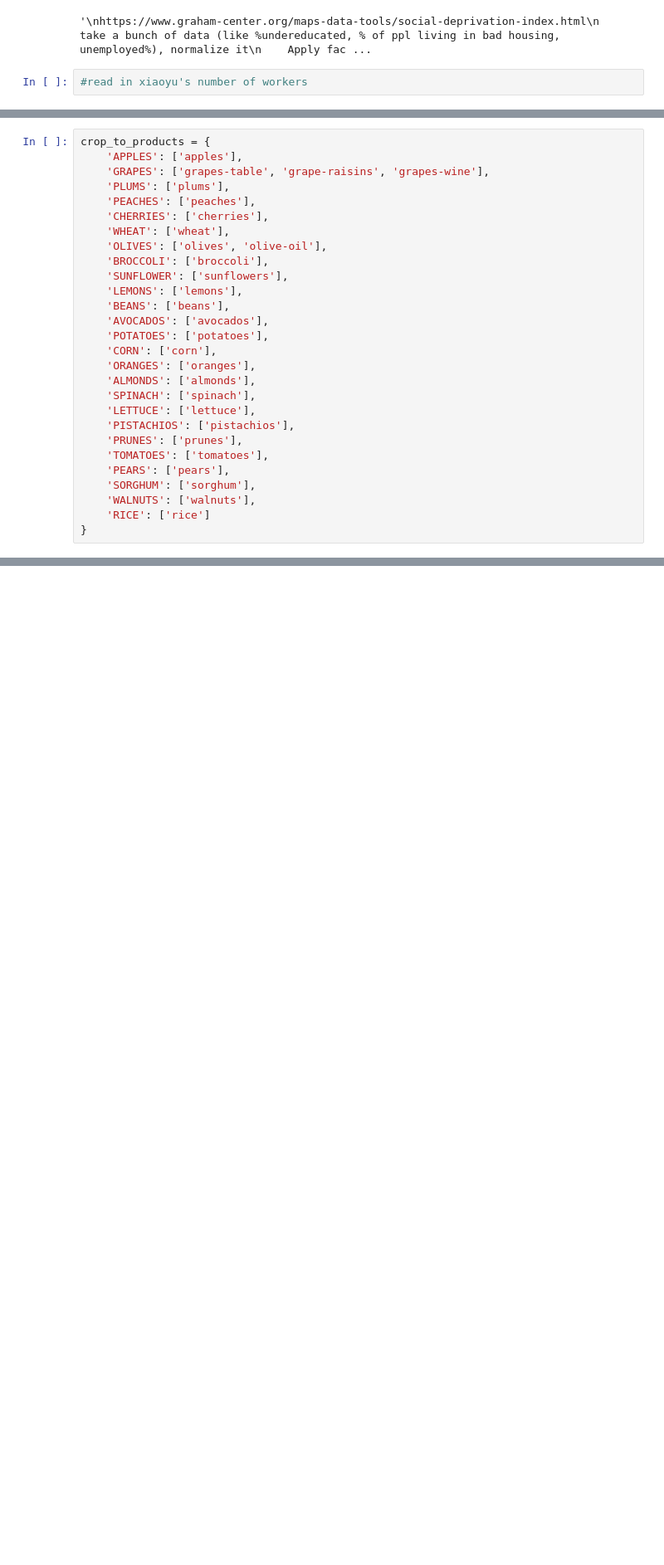
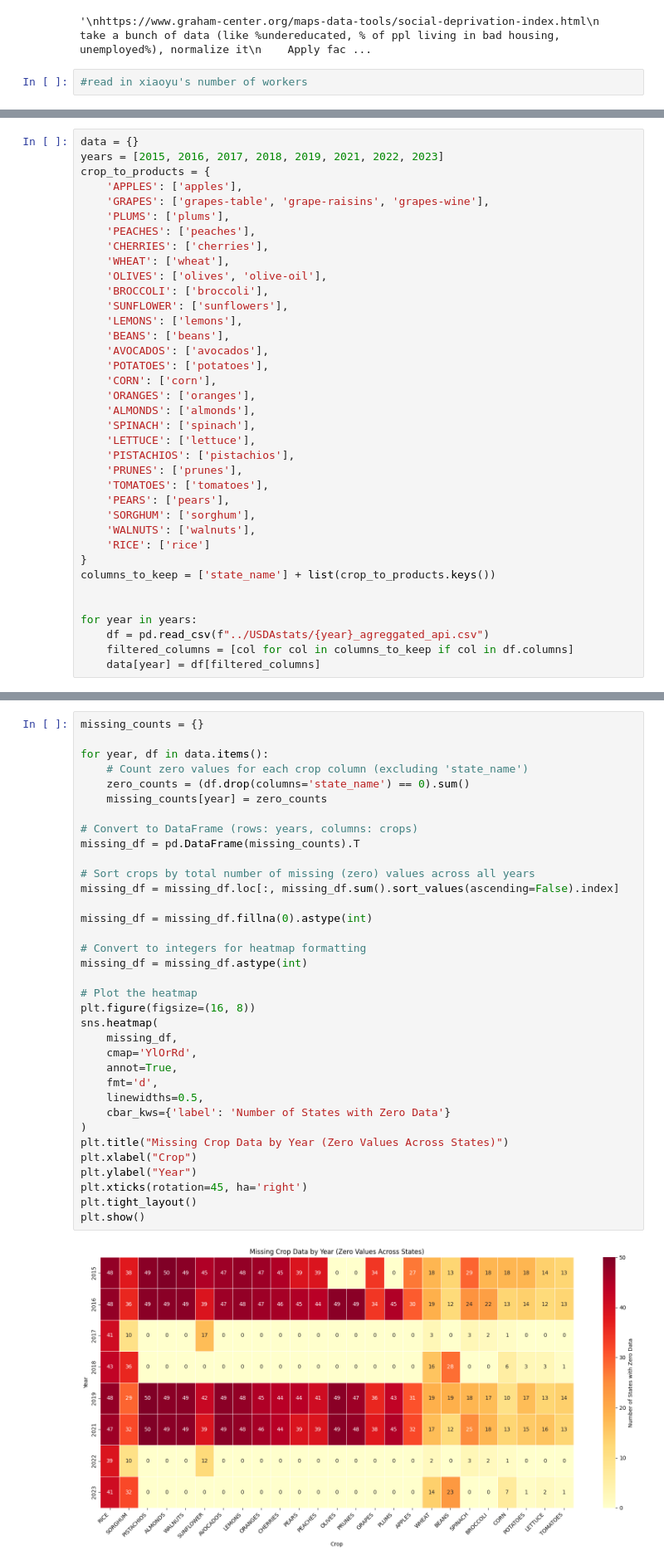
Before and after one commit to e754/EPA-WPS, a Jupyter notebook: dominant-crop/UCD-Labor/analyze.ipynb, the cells around one changed output, grey strips where cells are left out. Shown at 83% size. Cells and saved outputs as stored; diff of their text form; blank space fills up the shorter version.

Commit message:
fixed api_call system to go state by state, created heatmap for missing data

```diff
--- a/dominant-crop/UCD-Labor/analyze.ipynb
+++ b/dominant-crop/UCD-Labor/analyze.ipynb
@@ -239,4 +125,6 @@ crops
 # %%
+data = {}
+years = [2015, 2016, 2017, 2018, 2019, 2021, 2022, 2023]
 crop_to_products = {
     'APPLES': ['apples'],
     'GRAPES': ['grapes-table', 'grape-raisins', 'grapes-wine'],
@@ -264,3 +152,10 @@ crop_to_products = {
     'WALNUTS': ['walnuts'],
     'RICE': ['rice']
 }
+columns_to_keep = ['state_name'] + list(crop_to_products.keys())
+
+
+for year in years:
+    df = pd.read_csv(f"../USDAstats/{year}_agreggated_api.csv")
+    filtered_columns = [col for col in columns_to_keep if col in df.columns]
+    data[year] = df[filtered_columns]
@@ -299,0 +162,37 @@ weighted_df.to_csv("test.csv")
+# %%
+missing_counts = {}
+
+for year, df in data.items():
+    # Count zero values for each crop column (excluding 'state_name')
+    zero_counts = (df.drop(columns='state_name') == 0).sum()
+    missing_counts[year] = zero_counts
+
+# Convert to DataFrame (rows: years, columns: crops)
+missing_df = pd.DataFrame(missing_counts).T
+
+# Sort crops by total number of missing (zero) values across all years
+missing_df = missing_df.loc[:, missing_df.sum().sort_values(ascending=False).index]
+
+missing_df = missing_df.fillna(0).astype(int)
+
+# Convert to integers for heatmap formatting
+missing_df = missing_df.astype(int)
+
+# Plot the heatmap
+plt.figure(figsize=(16, 8))
+sns.heatmap(
+    missing_df,
+    cmap='YlOrRd',
+    annot=True,
+    fmt='d',
+    linewidths=0.5,
+    cbar_kws={'label': 'Number of States with Zero Data'}
+)
+plt.title("Missing Crop Data by Year (Zero Values Across States)")
+plt.xlabel("Crop")
+plt.ylabel("Year")
+plt.xticks(rotation=45, ha='right')
+plt.tight_layout()
+plt.show()
+# %% [output]
+[figure, added]
```
Also changed, not shown: parts of 13 cells of this notebook, 5 other files.
